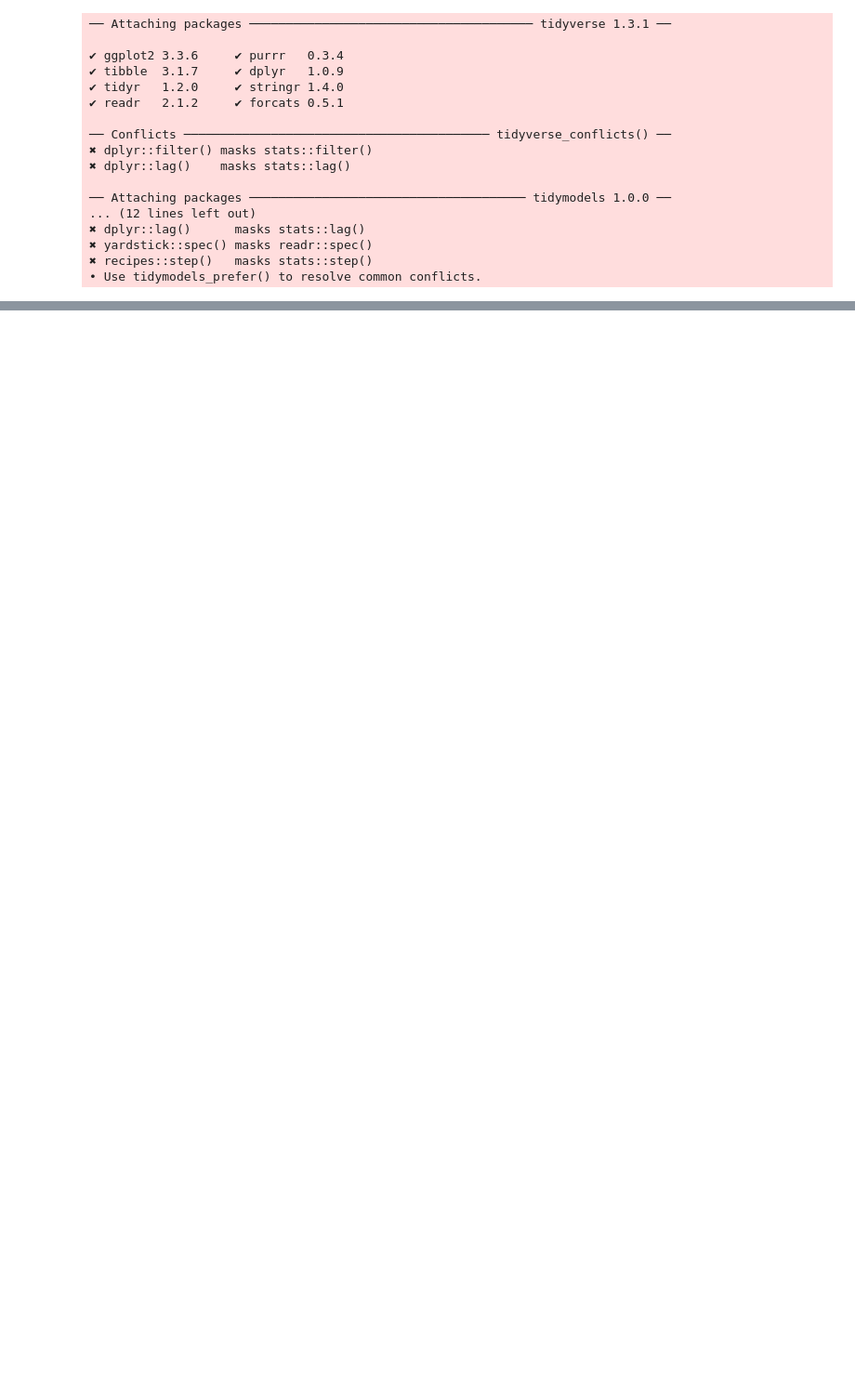
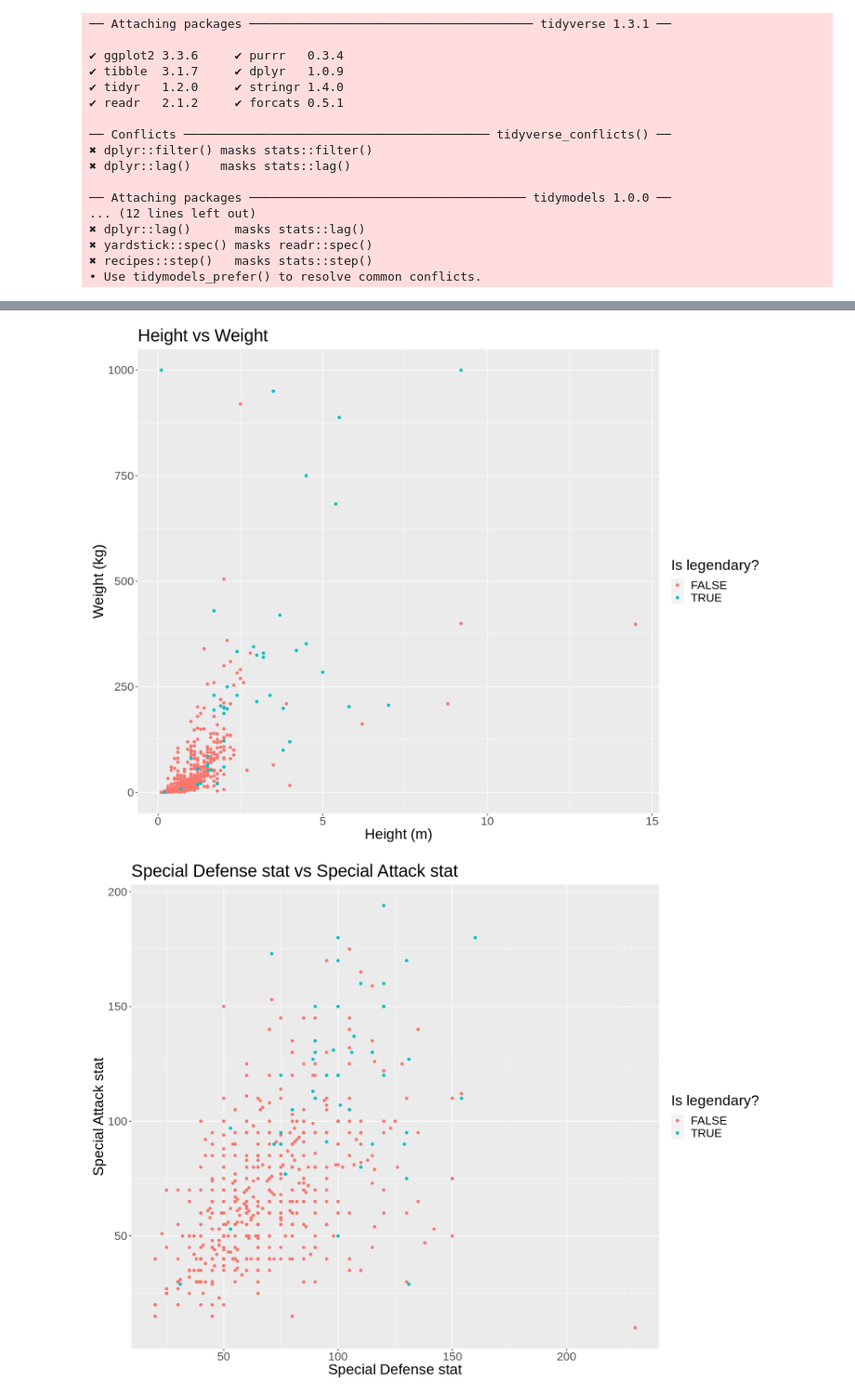
Before and after one commit to JerryMa0716/dsci-100-2023s1-group-17, a Jupyter notebook: test.ipynb, the cells around one changed output, grey strips where cells are left out. Shown at 93% size. Cells and saved outputs as stored; diff of their text form; code cells hidden in the pictures; blank space fills up the shorter version.

Commit message:
added plots

```diff
--- a/test.ipynb
+++ b/test.ipynb
@@ -34,7 +34,8 @@ tidy_pokemon_dataset <- pokemon_dataset |>
                         mutate(abilities = gsub("'", "", abilities)) |>
                         separate(abilities,
                                  c("ability1", "ability2", "ability3", "ability4", "ability5", "ability6"),
-                                 sep = ",")
+                                 sep = ",") |>
+                        mutate(is_legendary = as.logical(is_legendary))
 
 tidy_pokemon_dataset
 glimpse(tidy_pokemon_dataset)
@@ -105,0 +107,37 @@ $ is_legendary      <dbl> 0, 0, 0, 0, 0, 0, 0, 0, 0, 0, 0, 0, 0, 0, 0, 0, 0, 0
+# %%
+pokemon_split <- initial_split(tidy_pokemon_dataset, prop = 0.75, strata = is_legendary)
+pokemon_train <- training(pokemon_split)
+pokemon_test <- testing(pokemon_split)
+
+
+options(repr.plot.width = 13, repr.plot.height = 10)
+
+pokemon_plot_height_weight <- ggplot(pokemon_train, aes(x = height_m, y = weight_kg, color = is_legendary)) +
+                geom_point() +
+                theme(text = element_text(size = 20)) +
+                labs(x = "Height (m)", y = "Weight (kg)", color = "Is legendary?") +
+                ggtitle("Height vs Weight")
+
+pokemon_plot_sp_defense_sp_attack <- ggplot(pokemon_train, aes(x = sp_defense, y = sp_attack, color = is_legendary)) +
+                geom_point() +
+                theme(text = element_text(size = 20)) +
+                labs(x = "Special Defense stat", y = "Special Attack stat", color = "Is legendary?") +
+                ggtitle("Special Defense stat vs Special Attack stat")
+
+pokemon_plot_defense_attack <- ggplot(pokemon_train, aes(x = defense, y = attack, color = is_legendary)) +
+                geom_point() +
+                theme(text = element_text(size = 20)) +
+                labs(x = "Defense stat", y = "Attack stat", color = "Is legendary?") +
+                ggtitle("Defense stat vs Attack stat")
+
+pokemon_plot_speed_hp <- ggplot(pokemon_train, aes(x = speed, y = hp, color = is_legendary)) +
+                geom_point() +
+                theme(text = element_text(size = 20)) +
+                labs(x = "Speed stat", y = "HP stat", color = "Is legendary?") +
+                ggtitle("Speed stat vs HP stat")
+
+pokemon_plot_height_weight
+pokemon_plot_sp_defense_sp_attack
+pokemon_plot_defense_attack
+pokemon_plot_speed_hp
+# %% [output]
@@ -105,0 +146,2 @@ $ is_legendary      <dbl> 0, 0, 0, 0, 0, 0, 0, 0, 0, 0, 0, 0, 0, 0, 0, 0, 0, 0
+[figure, added]
+[figure, added]
```
Also changed, not shown: parts of 2 cells of this notebook.
